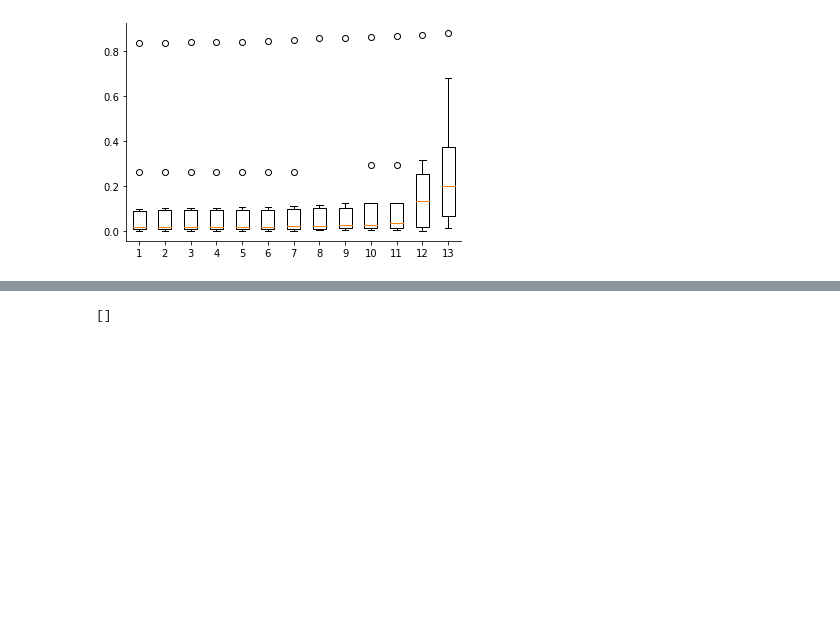
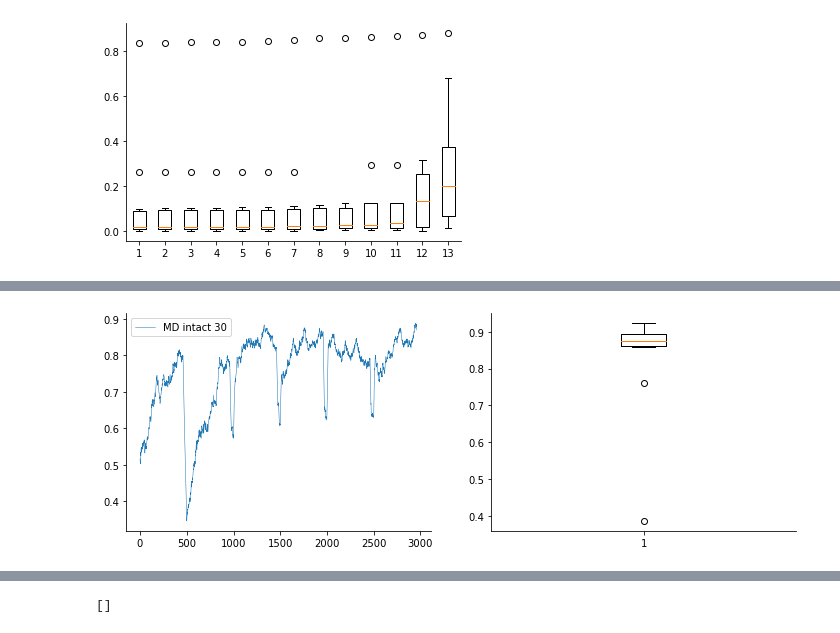
Before and after one commit to hummosa/MD-reservoir, a Jupyter notebook: analysis/average_performance_across_coditions.ipynb, the cells around one changed output, grey strips where cells are left out. Saved outputs shown, nothing was run; the diff lists cells and outputs as text; code cells hidden in the pictures; blank space fills up the shorter version.

```diff
--- a/analysis/average_performance_across_coditions.ipynb
+++ b/analysis/average_performance_across_coditions.ipynb
@@ -339,0 +375,46 @@ _=ax.boxplot(md_modulations)
+# %%
+exp_name = 'vmPFC6/vmPFC_ablation'
+results_folder = './../results/'
+#get files
+files = os.listdir( results_folder  + exp_name+'/')
+config_files = [file for file in files if 'config' in file]
+log_files = [file for file in files if 'log' in file]
+exps = {0: 'MD intact', 1: 'mul off', 2:'add off', 3:'all_off'}
+# vars = [(var1, var2) for var1 in [3] for var2 in [0, 1, 2,3,4,5,10,20,30,40,50,100,150,200]]
+# vars = [(var1, var2) for var1 in [1] for var2 in [0, 1, 2,3,4,50,100,150,200]]
+vars = [(var1, var2) for var1 in [0, 1, 2] for var2 in [30]]
+# vars = [(var1, var2) for var1 in [3] for var2 in [0,1, 5, 10,20,30,40,200]]
+regexes = [f"\d_{float(var1):1.1f}_{float(var2):1.1f}_0.0" for var1, var2 in vars]
+labels = [f"{exps[var1]} {var2}" for var1, var2  in vars]
+
+fig, axes = plt.subplots(1,2 , figsize=[12,4])
+ax = axes[0]
+means, stds, md_modulations = [], [], []
+for label, regex in zip (labels, regexes):
+    comp_files =  [os.path.join(results_folder+exp_name,file) for file in log_files if re.search(regex, file)]
+    conf_files =   [os.path.join(results_folder+exp_name,file) for file in config_files if re.search(regex, file)]
+    if len(comp_files) > 0:
+        performances, mods =[], []
+        for log_file, config_file in zip (comp_files, conf_files):
+            log = np.load(log_file, allow_pickle=True).item()
+            # if log.md_context_modulation > 0.8 :
+            performances.append(log.corrects)
+            mods.append(log.md_context_modulation)
+        smooth_performances = [np.convolve(performance, np.ones((40,))/40, mode='valid') for performance in performances]
+        sp = np.stack(smooth_performances)
+        spmean = np.mean(sp, axis=0)
+        spstd = np.std(sp, axis=0)
+        means.append(spmean)
+        stds.append(spstd)
+        ax.plot(range(len(spmean)), spmean, label=label, linewidth=0.5)
+        # ax.fill_between(range(len(spmean)), spmean-spstd, spmean+spstd, alpha=.4)
+        md_modulations.append(mods)
+
+    else:
+        print(f'no files found for {label}')
+ax.legend()
+ax = axes[1]
+_=ax.boxplot(md_modulations)
+# plt.savefig(f'./exports/ofc.{file_format}', format=file_format, dpi=300)
+# %% [output]
+[figure, added]
```
Also changed, not shown: parts of 7 cells of this notebook, 5 other files.
